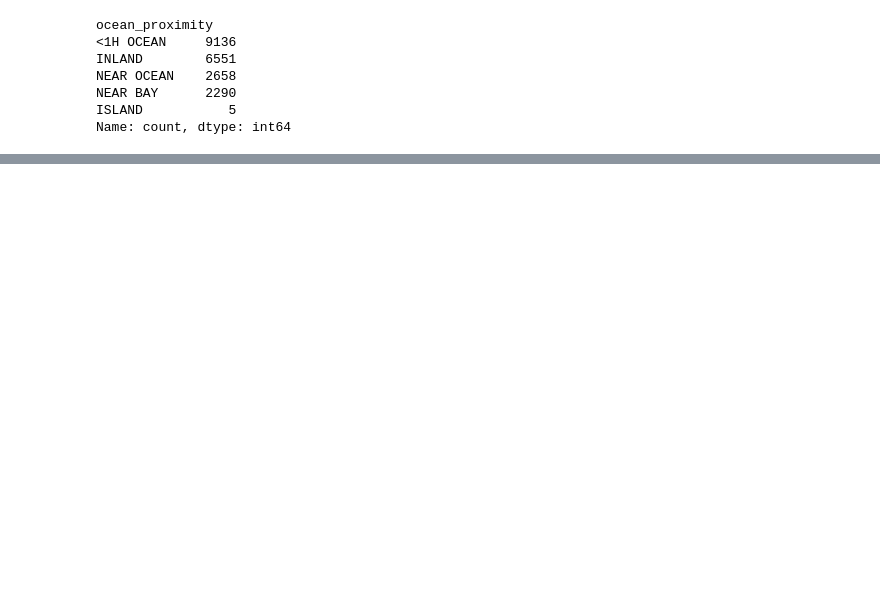
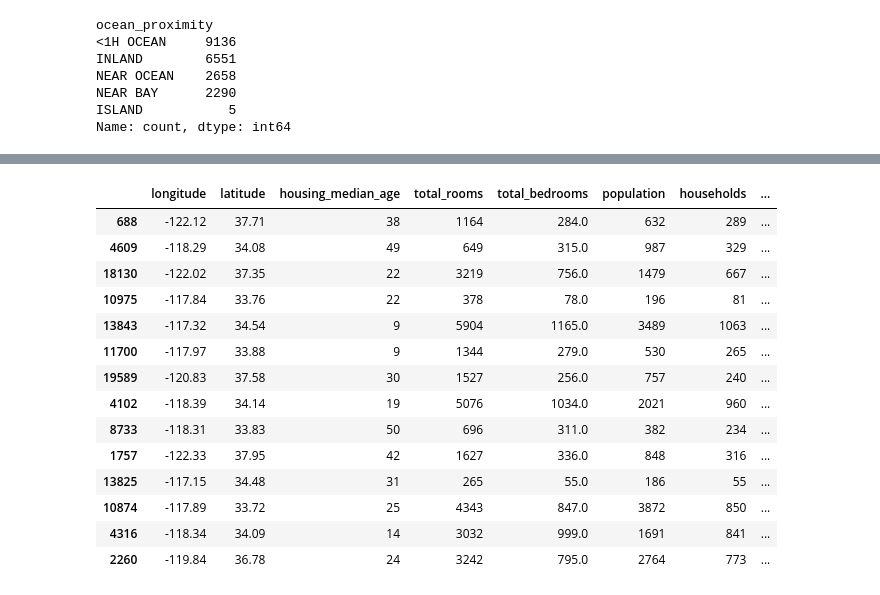
Before and after one commit to SenorMega/AI_ML-Jupyter-Notebooks, a Jupyter notebook: Module 8 - Feature Engineering and Overfitting/try_it_8.1-starter.ipynb, the cells around one changed output, grey strips where cells are left out. Saved outputs shown, nothing was run; the diff lists cells and outputs as text; code cells hidden in the pictures; blank space fills up the shorter version.

```diff
--- a/Module 8 - Feature Engineering and Overfitting/try_it_8.1-starter.ipynb
+++ b/Module 8 - Feature Engineering and Overfitting/try_it_8.1-starter.ipynb
@@ -73 +89,35 @@ Name: count, dtype: int64
+# %%
+# Shuffle and split into training, validation, and test sets, 20433 is the total num of rows
+cali_train, cali_valid, cali_test = np.split( cali_cleen_2.sample(frac = 1), [11_977, 16_023] )
+
+# Drop target feature from valid and test sets
+cali_train_X = cali_train.drop('median_house_value', axis = 1)
+cali_train_y = cali_train['median_house_value']
+# %%
+# Manual Ordinal Encoder to turn ocean_proximity into int values for the correlation function to work in the next step
+cali_train_corr = cali_train
+cali_train_corr["ocean_proximity"] = cali_train_corr["ocean_proximity"].str.replace("INLAND","0")
+cali_train_corr["ocean_proximity"] = cali_train_corr["ocean_proximity"].str.replace("<1H OCEAN","1")
+cali_train_corr["ocean_proximity"] = cali_train_corr["ocean_proximity"].str.replace("NEAR BAY","2")
+cali_train_corr["ocean_proximity"] = cali_train_corr["ocean_proximity"].str.replace("NEAR OCEAN","3")
+
+cali_train_corr["ocean_proximity"] = cali_train_corr["ocean_proximity"].astype(int)
+
+cali_train_corr.head(14)
+# %% [output]
+|  | longitude | latitude | housing_median_age | total_rooms | total_bedrooms | population | households | ... |
+| 688 | -122.12 | 37.71 | 38 | 1164 | 284.0 | 632 | 289 | ... |
+| 4609 | -118.29 | 34.08 | 49 | 649 | 315.0 | 987 | 329 | ... |
+| 18130 | -122.02 | 37.35 | 22 | 3219 | 756.0 | 1479 | 667 | ... |
+| 10975 | -117.84 | 33.76 | 22 | 378 | 78.0 | 196 | 81 | ... |
+| 13843 | -117.32 | 34.54 | 9 | 5904 | 1165.0 | 3489 | 1063 | ... |
+| 11700 | -117.97 | 33.88 | 9 | 1344 | 279.0 | 530 | 265 | ... |
+| 19589 | -120.83 | 37.58 | 30 | 1527 | 256.0 | 757 | 240 | ... |
+| 4102 | -118.39 | 34.14 | 19 | 5076 | 1034.0 | 2021 | 960 | ... |
+| 8733 | -118.31 | 33.83 | 50 | 696 | 311.0 | 382 | 234 | ... |
+| 1757 | -122.33 | 37.95 | 42 | 1627 | 336.0 | 848 | 316 | ... |
+| 13825 | -117.15 | 34.48 | 31 | 265 | 55.0 | 186 | 55 | ... |
+| 10874 | -117.89 | 33.72 | 25 | 4343 | 847.0 | 3872 | 850 | ... |
+| 4316 | -118.34 | 34.09 | 14 | 3032 | 999.0 | 1691 | 841 | ... |
+| 2260 | -119.84 | 36.78 | 24 | 3242 | 795.0 | 2764 | 773 | ... |
 # %%
```
Also changed, not shown: parts of 11 cells of this notebook, 1 other file.
